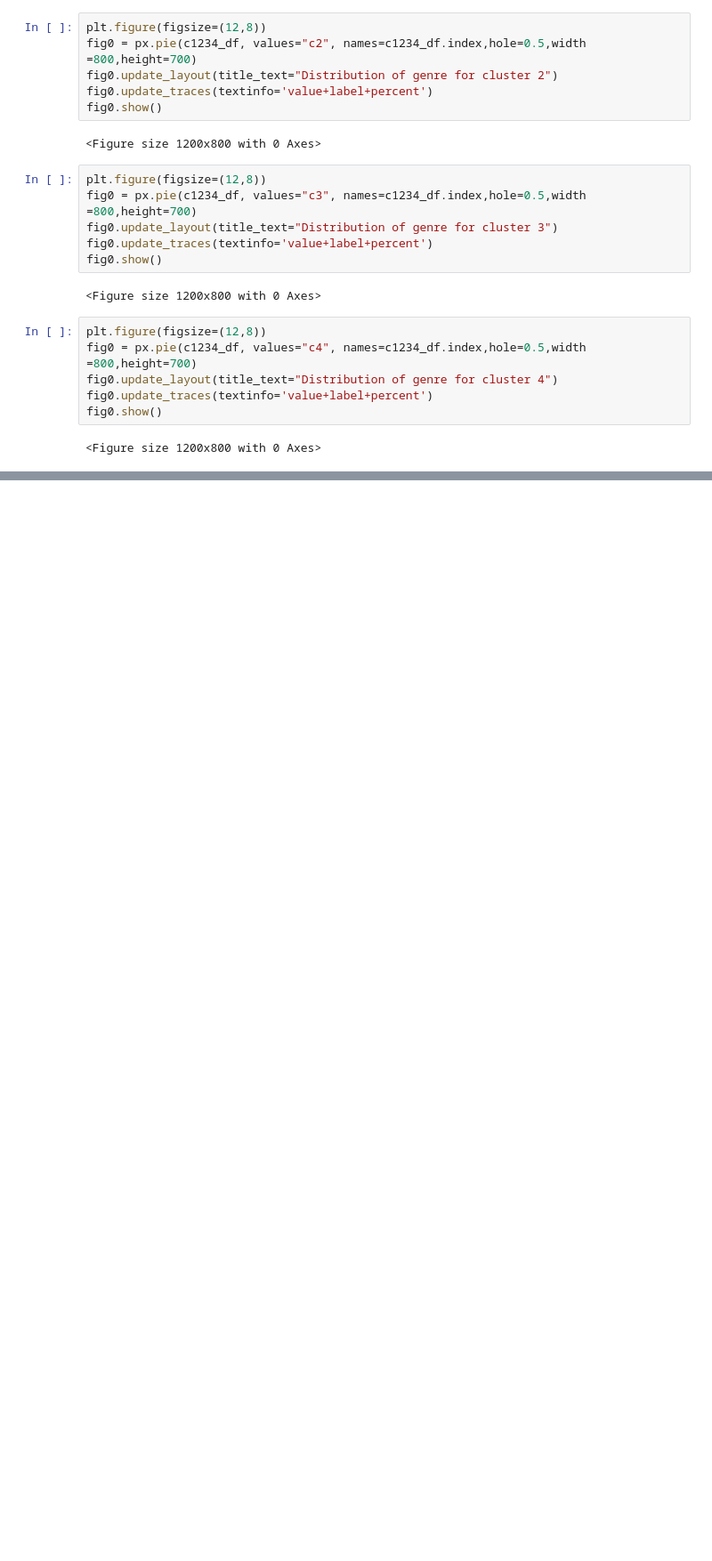
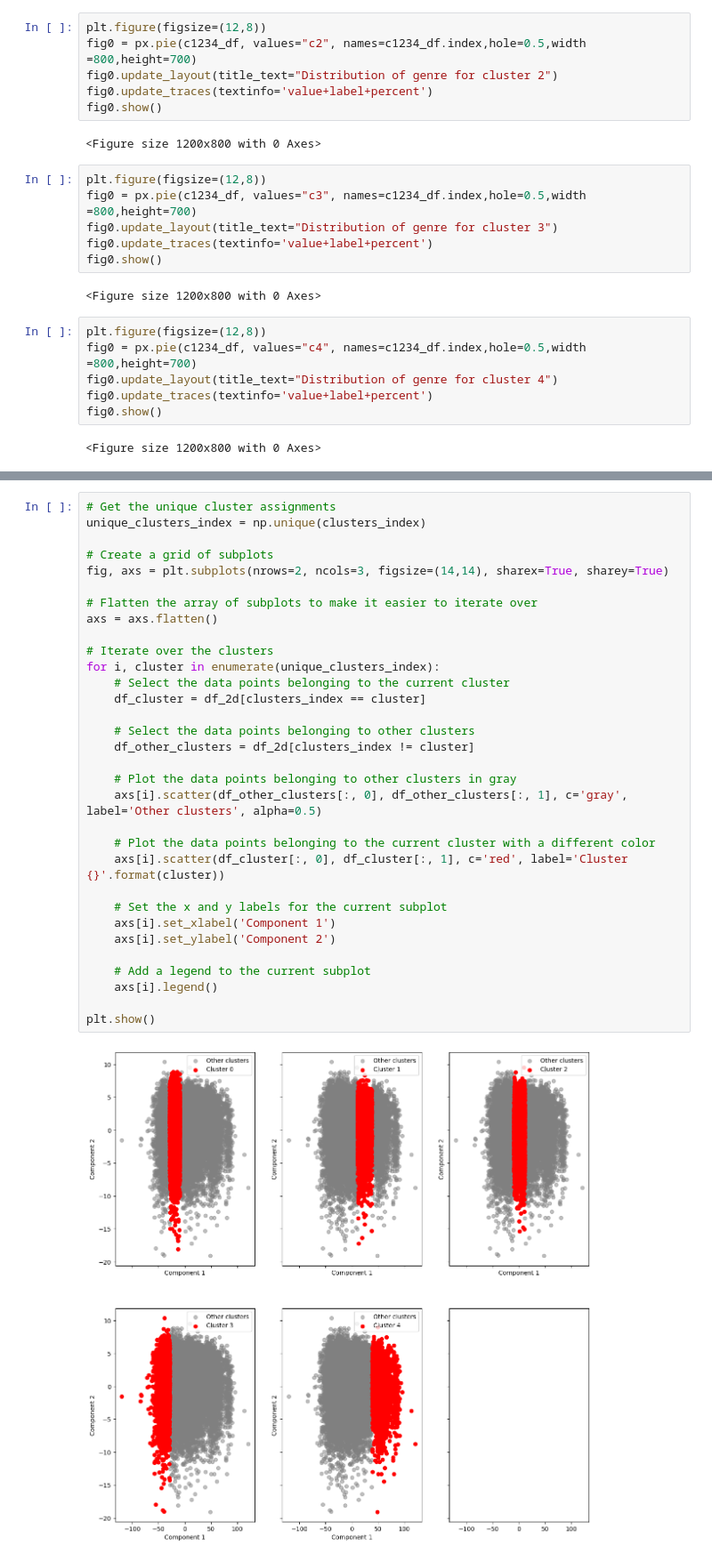
Before and after one commit to alelovo/Project_MachineLearning, a Jupyter notebook: CLUSTER.ipynb, the cells around one changed output, grey strips where cells are left out. Shown at 89% size. Cells and saved outputs as stored; diff of their text form; blank space fills up the shorter version.

```diff
--- a/CLUSTER.ipynb
+++ b/CLUSTER.ipynb
@@ -334,0 +535,34 @@ fig0.show()
+# %%
+# Get the unique cluster assignments
+unique_clusters_index = np.unique(clusters_index)
+
+# Create a grid of subplots
+fig, axs = plt.subplots(nrows=2, ncols=3, figsize=(14,14), sharex=True, sharey=True)
+
+# Flatten the array of subplots to make it easier to iterate over
+axs = axs.flatten()
+
+# Iterate over the clusters
+for i, cluster in enumerate(unique_clusters_index):
+    # Select the data points belonging to the current cluster
+    df_cluster = df_2d[clusters_index == cluster]
+
+    # Select the data points belonging to other clusters
+    df_other_clusters = df_2d[clusters_index != cluster]
+
+    # Plot the data points belonging to other clusters in gray
+    axs[i].scatter(df_other_clusters[:, 0], df_other_clusters[:, 1], c='gray', label='Other clusters', alpha=0.5)
+
+    # Plot the data points belonging to the current cluster with a different color
+    axs[i].scatter(df_cluster[:, 0], df_cluster[:, 1], c='red', label='Cluster {}'.format(cluster))
+
+    # Set the x and y labels for the current subplot
+    axs[i].set_xlabel('Component 1')
+    axs[i].set_ylabel('Component 2')
+
+    # Add a legend to the current subplot
+    axs[i].legend()
+
+plt.show()
+# %% [output]
+[figure, added]
```
Also changed, not shown: parts of 39 cells of this notebook, 1 other file.
